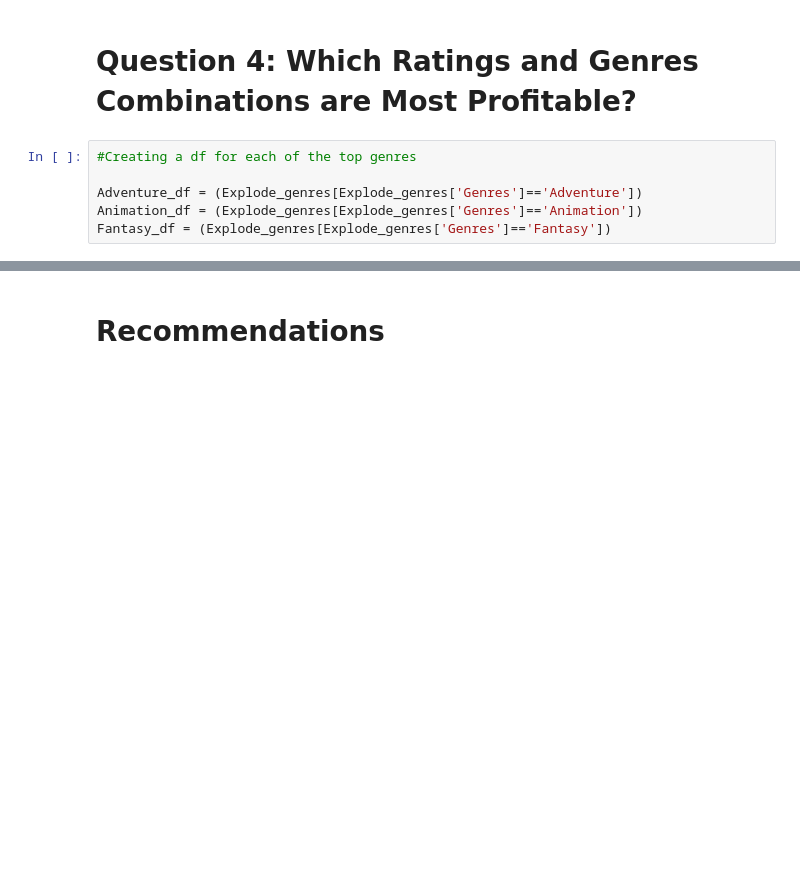
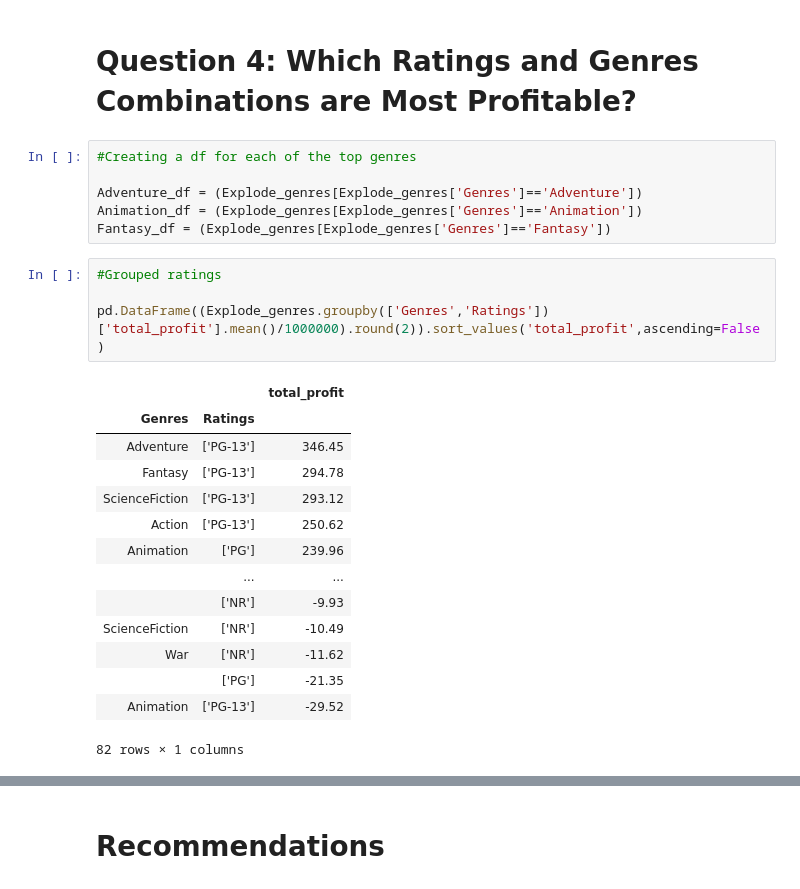
Before and after one commit to miriamsemmar/dsc-mod-1-project-v2-1-onl01-dtsc-pt-041320, a Jupyter notebook: student.ipynb, the cells around one changed output, grey strips where cells are left out. Drawn from its saved outputs; the diff is of its cells as text; blank space fills up the shorter version.

```diff
--- a/student.ipynb
+++ b/student.ipynb
@@ -1515,6 +1516,25 @@ plt.show()
 Adventure_df = (Explode_genres[Explode_genres['Genres']=='Adventure'])
 Animation_df = (Explode_genres[Explode_genres['Genres']=='Animation'])
 Fantasy_df = (Explode_genres[Explode_genres['Genres']=='Fantasy'])
+# %%
+#Grouped ratings
+
+pd.DataFrame((Explode_genres.groupby(['Genres','Ratings'])['total_profit'].mean()/1000000).round(2)).sort_values('total_profit',ascending=False)
+# %% [output]
+|  |  | total_profit |
+| Genres | Ratings |  |
+| Adventure | ['PG-13'] | 346.45 |
+| Fantasy | ['PG-13'] | 294.78 |
+| ScienceFiction | ['PG-13'] | 293.12 |
+| Action | ['PG-13'] | 250.62 |
+| Animation | ['PG'] | 239.96 |
+|  | ... | ... |
+|  | ['NR'] | -9.93 |
+| ScienceFiction | ['NR'] | -10.49 |
+| War | ['NR'] | -11.62 |
+|  | ['PG'] | -21.35 |
+| Animation | ['PG-13'] | -29.52 |
+82 rows × 1 columns
 # %%
 #Plotting Average Movie Profits by Rating
 
```
Also changed, not shown: parts of 6 cells of this notebook, 1 other file.
